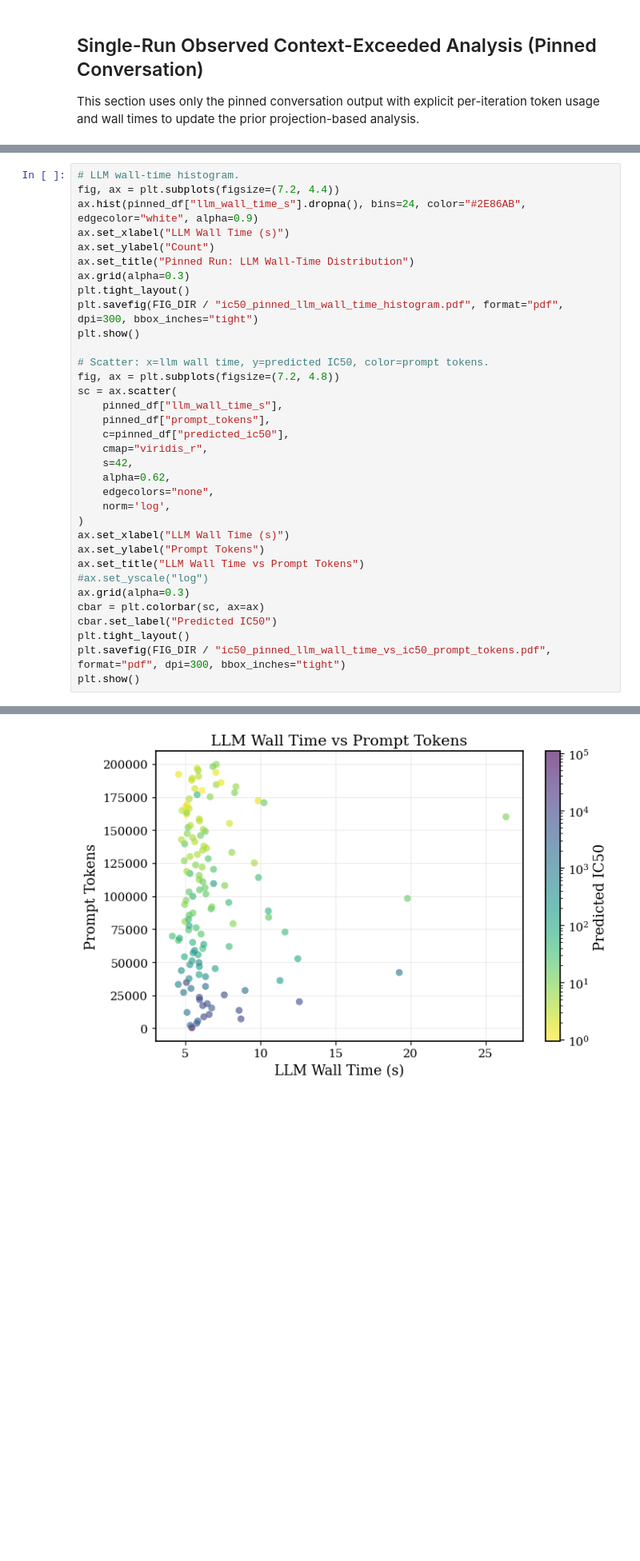
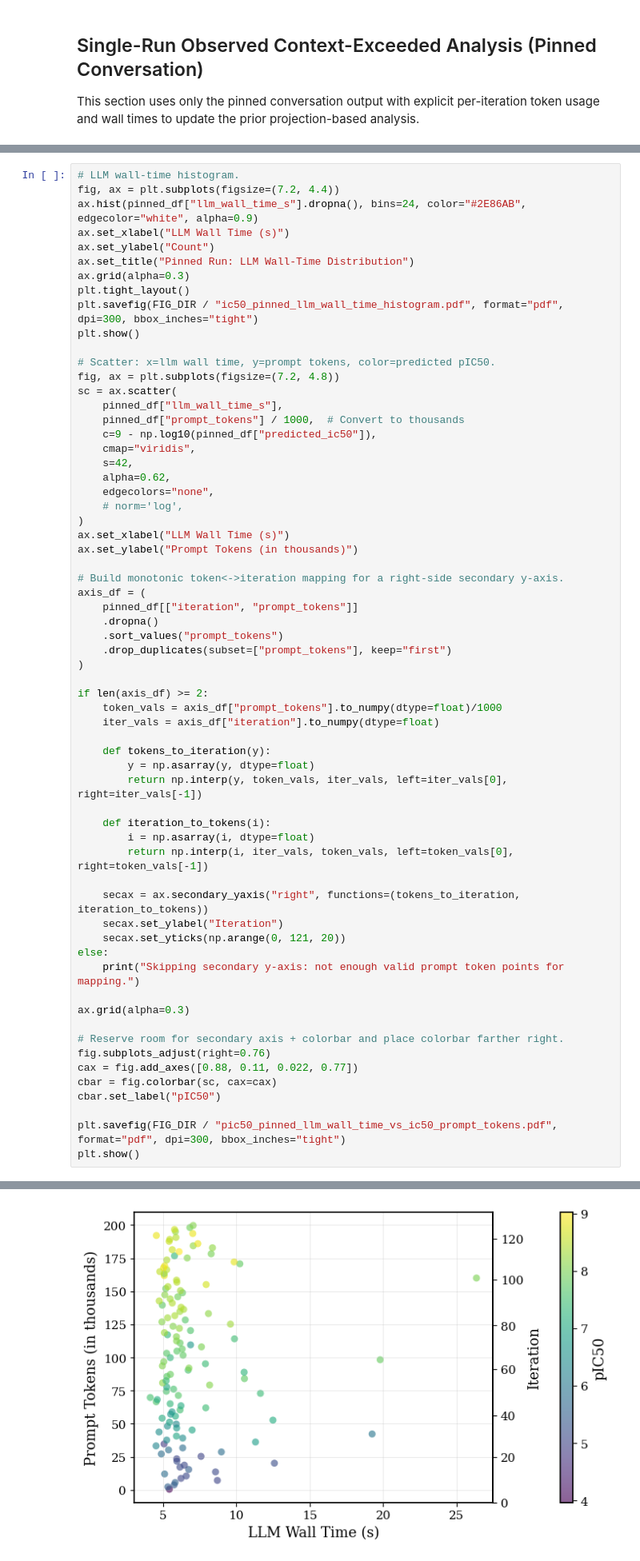
Before and after one commit to FabianKruger/molecule-optimization-agent, a Jupyter notebook: analysis/paper/ic50mpro_qed_boltz2_token_usage.ipynb, the cells around one changed output, grey strips where cells are left out. Shown at 80% size. Cells and saved outputs as stored; diff of their text form; blank space fills up the shorter version.

Commit message:
replot ic50 long iteration run llm wall time vs prompt token (pIC50 and add iterations)

```diff
--- a/analysis/paper/ic50mpro_qed_boltz2_token_usage.ipynb
+++ b/analysis/paper/ic50mpro_qed_boltz2_token_usage.ipynb
@@ -920,37 +920,66 @@ Focused pinned-run metrics
 # %%
 # LLM wall-time histogram.
 fig, ax = plt.subplots(figsize=(7.2, 4.4))
 ax.hist(pinned_df["llm_wall_time_s"].dropna(), bins=24, color="#2E86AB", edgecolor="white", alpha=0.9)
 ax.set_xlabel("LLM Wall Time (s)")
 ax.set_ylabel("Count")
 ax.set_title("Pinned Run: LLM Wall-Time Distribution")
 ax.grid(alpha=0.3)
 plt.tight_layout()
 plt.savefig(FIG_DIR / "ic50_pinned_llm_wall_time_histogram.pdf", format="pdf", dpi=300, bbox_inches="tight")
 plt.show()
 
-# Scatter: x=llm wall time, y=predicted IC50, color=prompt tokens.
+# Scatter: x=llm wall time, y=prompt tokens, color=predicted pIC50.
 fig, ax = plt.subplots(figsize=(7.2, 4.8))
 sc = ax.scatter(
     pinned_df["llm_wall_time_s"],
-    pinned_df["prompt_tokens"],
-    c=pinned_df["predicted_ic50"],
-    cmap="viridis_r",
+    pinned_df["prompt_tokens"] / 1000,  # Convert to thousands
+    c=9 - np.log10(pinned_df["predicted_ic50"]),
+    cmap="viridis",
     s=42,
     alpha=0.62,
     edgecolors="none",
-    norm='log',
+    # norm='log',
 )
 ax.set_xlabel("LLM Wall Time (s)")
-ax.set_ylabel("Prompt Tokens")
-ax.set_title("LLM Wall Time vs Prompt Tokens")
-#ax.set_yscale("log")
+ax.set_ylabel("Prompt Tokens (in thousands)")
+
+# Build monotonic token<->iteration mapping for a right-side secondary y-axis.
+axis_df = (
+    pinned_df[["iteration", "prompt_tokens"]]
+    .dropna()
+    .sort_values("prompt_tokens")
+    .drop_duplicates(subset=["prompt_tokens"], keep="first")
+)
+
+if len(axis_df) >= 2:
+    token_vals = axis_df["prompt_tokens"].to_numpy(dtype=float)/1000
+    iter_vals = axis_df["iteration"].to_numpy(dtype=float)
+
+    def tokens_to_iteration(y):
+        y = np.asarray(y, dtype=float)
+        return np.interp(y, token_vals, iter_vals, left=iter_vals[0], right=iter_vals[-1])
+
+    def iteration_to_tokens(i):
+        i = np.asarray(i, dtype=float)
+        return np.interp(i, iter_vals, token_vals, left=token_vals[0], right=token_vals[-1])
+
+    secax = ax.secondary_yaxis("right", functions=(tokens_to_iteration, iteration_to_tokens))
+    secax.set_ylabel("Iteration")
+    secax.set_yticks(np.arange(0, 121, 20))
+else:
+    print("Skipping secondary y-axis: not enough valid prompt token points for mapping.")
+
 ax.grid(alpha=0.3)
-cbar = plt.colorbar(sc, ax=ax)
-cbar.set_label("Predicted IC50")
-plt.tight_layout()
-plt.savefig(FIG_DIR / "ic50_pinned_llm_wall_time_vs_ic50_prompt_tokens.pdf", format="pdf", dpi=300, bbox_inches="tight")
+
+# Reserve room for secondary axis + colorbar and place colorbar farther right.
+fig.subplots_adjust(right=0.76)
+cax = fig.add_axes([0.88, 0.11, 0.022, 0.77])
+cbar = fig.colorbar(sc, cax=cax)
+cbar.set_label("pIC50")
+
+plt.savefig(FIG_DIR / "pic50_pinned_llm_wall_time_vs_ic50_prompt_tokens.pdf", format="pdf", dpi=300, bbox_inches="tight")
 plt.show()
 # %% [output]
 [figure]
-[figure, old version]
+[figure, new version]
```
Also changed, not shown: parts of 2 cells of this notebook, 1 other file.
